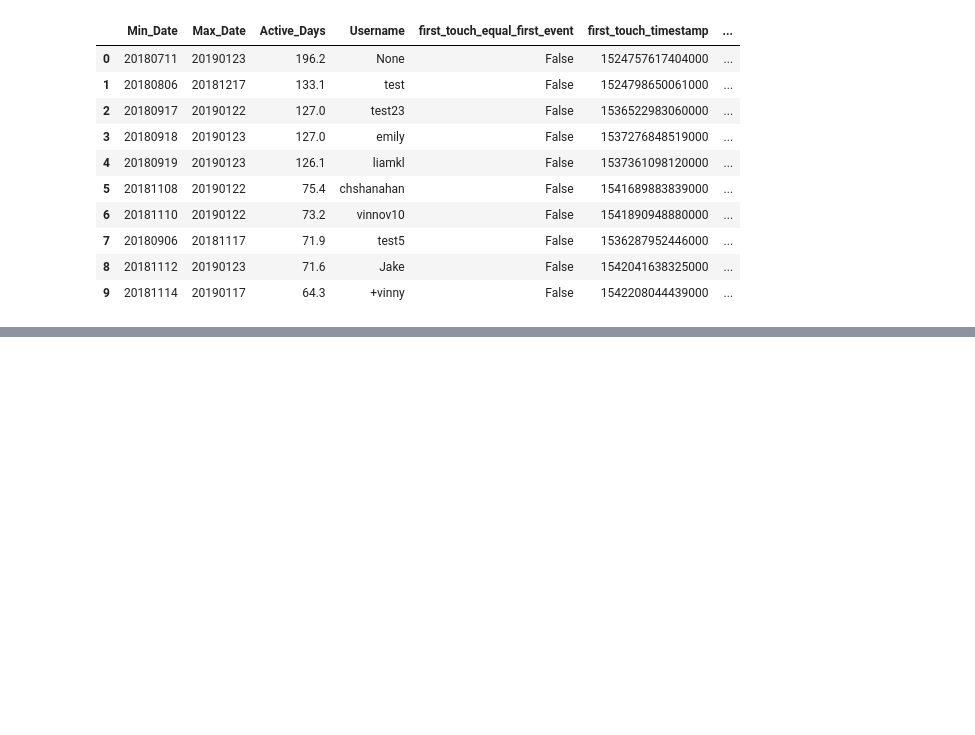
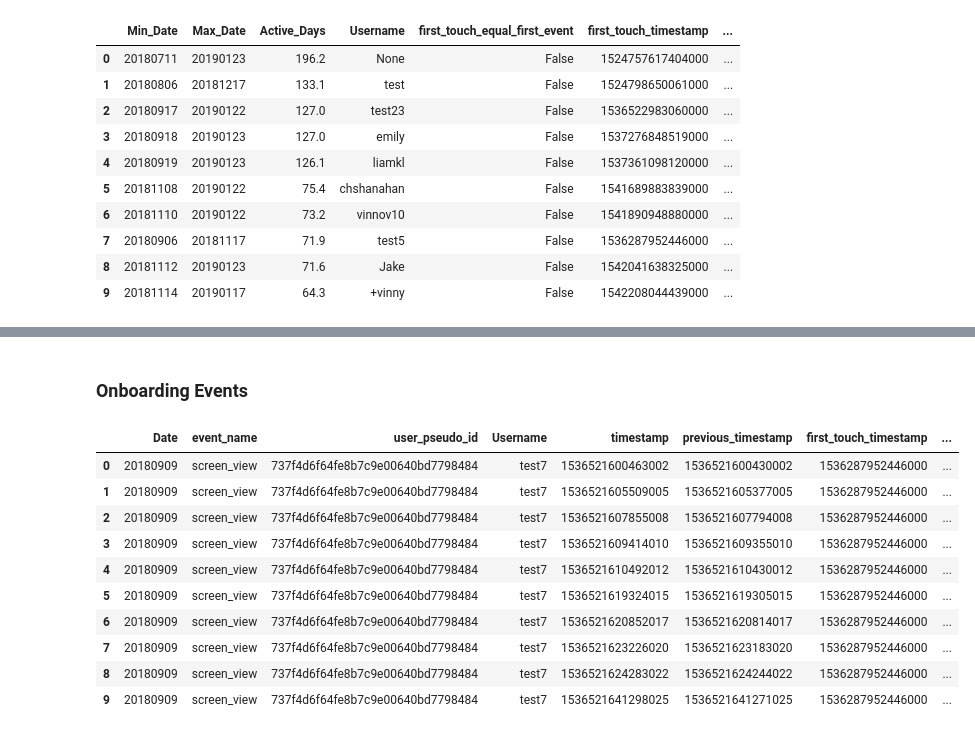
Before and after one commit to HeyCharlie2016/analysis, a Jupyter notebook: notebooks/SQLLibrary.ipynb, the cells around one changed output, grey strips where cells are left out. Saved outputs shown, nothing was run; the diff lists cells and outputs as text; code cells hidden in the pictures; blank space fills up the shorter version.

```diff
--- a/notebooks/SQLLibrary.ipynb
+++ b/notebooks/SQLLibrary.ipynb
@@ -295,0 +419,55 @@ df.head(10)
+# %% [markdown]
+### Onboarding Events
+# %%
+query = """
+SELECT
+    t1.event_date AS Date,
+    t1.event_name AS event_name,
+    t1.user_pseudo_id AS user_pseudo_id,
+    t2.username as Username,
+    t1.event_timestamp AS timestamp,
+    t1.event_previous_timestamp AS previous_timestamp,
+    t1.user_first_touch_timestamp AS first_touch_timestamp,
+    t2.done_timestamp AS done_timestamp,
+    (SELECT event_params.value.string_value
+        FROM UNNEST(t1.event_params) AS event_params
+        WHERE event_params.key = 'firebase_screen_class') AS screen,
+    (SELECT event_params.value.string_value
+        FROM UNNEST(t1.event_params) AS event_params
+        WHERE event_params.key = 'firebase_previous_class') AS prev_screen
+FROM
+    `analytics_153084895.events_*` as t1,
+    UNNEST(t1.user_properties) AS user_properties
+JOIN(
+    SELECT
+        MIN(event_timestamp) AS done_timestamp,
+        user_properties.value.string_value AS username
+    FROM
+        `analytics_153084895.events_*`,
+         UNNEST(user_properties) AS user_properties
+    WHERE
+        ((SELECT event_params.value.string_value
+            FROM UNNEST(event_params) AS event_params
+            WHERE event_params.key = 'firebase_screen_class') = 'HomeActivity')
+    GROUP BY
+        user_properties.value.string_value) AS t2
+ON t2.username = user_properties.value.string_value
+WHERE
+    t1.event_timestamp < t2.done_timestamp
+    AND t1.event_name = 'screen_view'
+    AND t2.username != 'null'
+"""
+df = client.query(query).to_dataframe()
+df.head(10)
+# %% [output]
+|  | Date | event_name | user_pseudo_id | Username | timestamp | previous_timestamp | first_touch_timestamp | ... |
+| 0 | 20180909 | screen_view | 737f4d6f64fe8b7c9e00640bd7798484 | test7 | 1536521600463002 | 1536521600430002 | 1536287952446000 | ... |
+| 1 | 20180909 | screen_view | 737f4d6f64fe8b7c9e00640bd7798484 | test7 | 1536521605509005 | 1536521605377005 | 1536287952446000 | ... |
+| 2 | 20180909 | screen_view | 737f4d6f64fe8b7c9e00640bd7798484 | test7 | 1536521607855008 | 1536521607794008 | 1536287952446000 | ... |
+| 3 | 20180909 | screen_view | 737f4d6f64fe8b7c9e00640bd7798484 | test7 | 1536521609414010 | 1536521609355010 | 1536287952446000 | ... |
+| 4 | 20180909 | screen_view | 737f4d6f64fe8b7c9e00640bd7798484 | test7 | 1536521610492012 | 1536521610430012 | 1536287952446000 | ... |
+| 5 | 20180909 | screen_view | 737f4d6f64fe8b7c9e00640bd7798484 | test7 | 1536521619324015 | 1536521619305015 | 1536287952446000 | ... |
+| 6 | 20180909 | screen_view | 737f4d6f64fe8b7c9e00640bd7798484 | test7 | 1536521620852017 | 1536521620814017 | 1536287952446000 | ... |
+| 7 | 20180909 | screen_view | 737f4d6f64fe8b7c9e00640bd7798484 | test7 | 1536521623226020 | 1536521623183020 | 1536287952446000 | ... |
+| 8 | 20180909 | screen_view | 737f4d6f64fe8b7c9e00640bd7798484 | test7 | 1536521624283022 | 1536521624244022 | 1536287952446000 | ... |
+| 9 | 20180909 | screen_view | 737f4d6f64fe8b7c9e00640bd7798484 | test7 | 1536521641298025 | 1536521641271025 | 1536287952446000 | ... |
```
Also changed, not shown: parts of 23 cells of this notebook.
